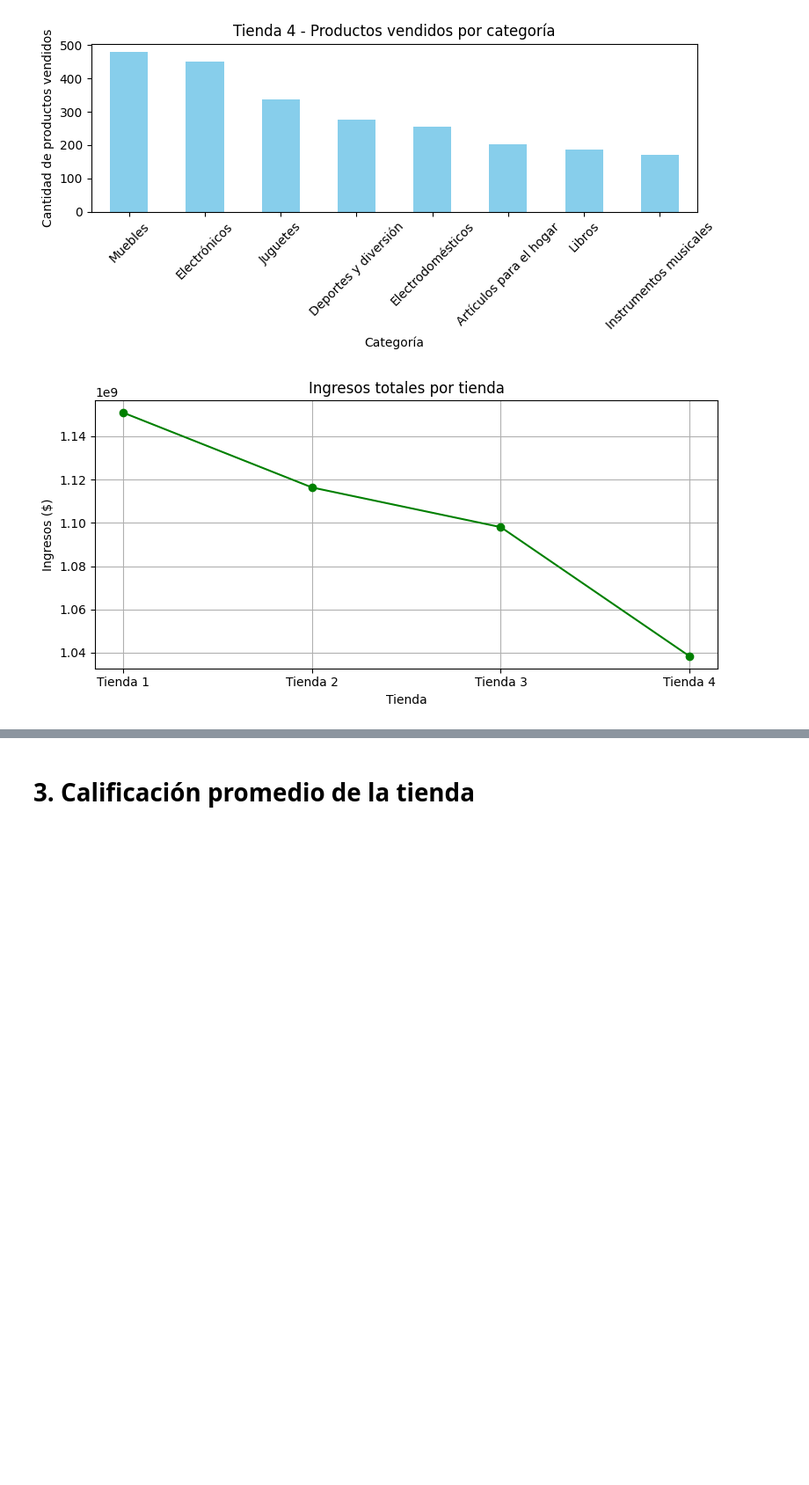
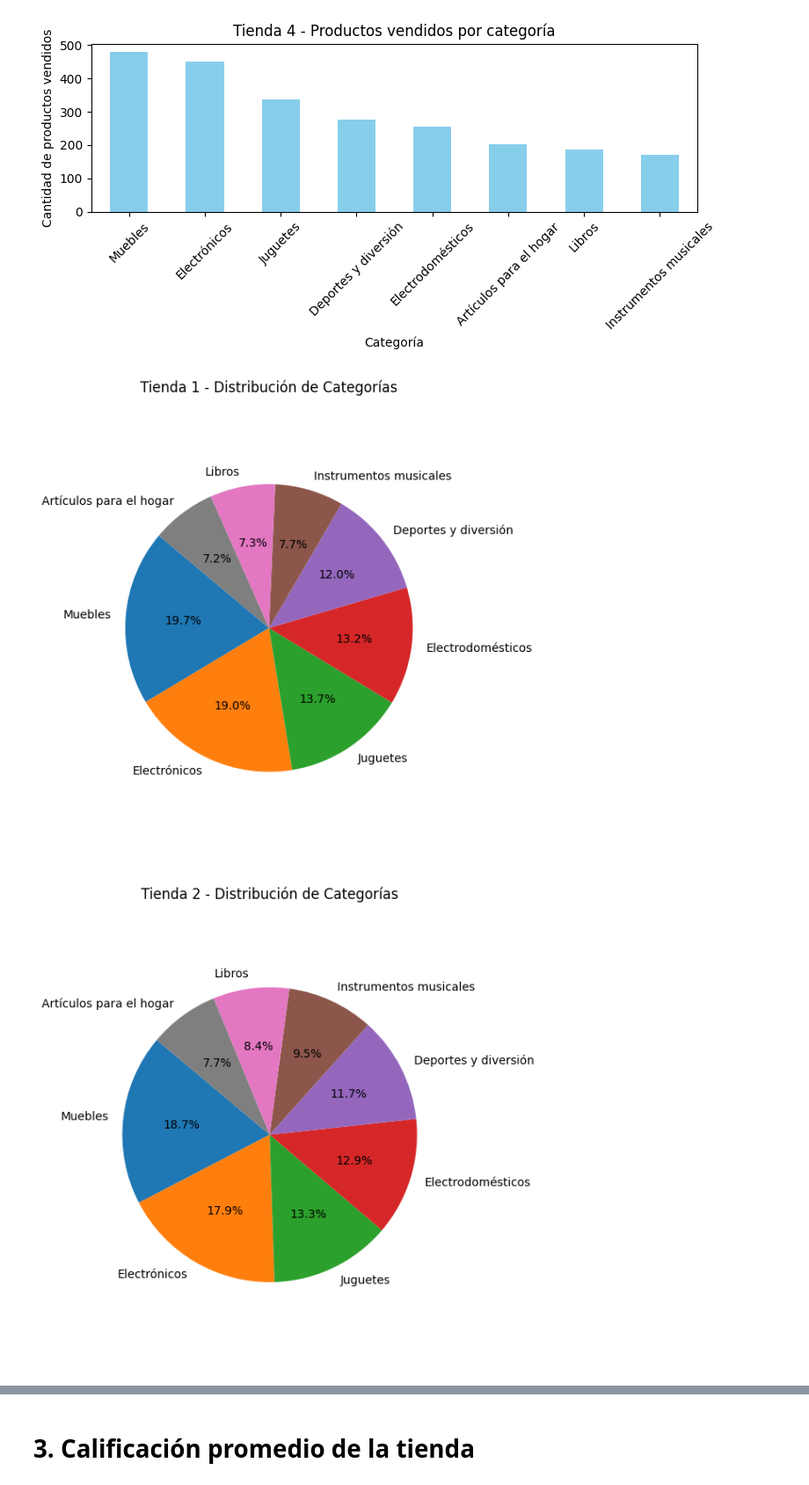
Before and after one commit to JoelSaucedo8/ChallengeDataScience, a Jupyter notebook: AluraStoreLatam.ipynb, the cells around one changed output, grey strips where cells are left out. Shown: that part at 88% size. Saved outputs shown, nothing was run; the diff lists cells and outputs as text; code cells hidden in the pictures; blank space fills up the shorter version.

```diff
--- a/AluraStoreLatam.ipynb
+++ b/AluraStoreLatam.ipynb
@@ -131,17 +131,16 @@ for i, tienda_df in enumerate(lista_tiendas, start=1):
 [figure]
 [figure]
 [figure]
-# %%
-#Grafico de Lineas
-nombres_tiendas = ['Tienda 1', 'Tienda 2', 'Tienda 3', 'Tienda 4']
-
-plt.figure(figsize=(8, 4))
-plt.plot(nombres_tiendas, totales, marker='o', linestyle='-', color='green')
-plt.title('Ingresos totales por tienda')
-plt.xlabel('Tienda')
-plt.ylabel('Ingresos ($)')
-plt.grid(True)
-plt.tight_layout()
-plt.show()
-# %% [output]
-[figure, removed]
+# %%
+for i, tienda_df in enumerate(lista_tiendas, start=1):
+    conteo = tienda_df['Categoría del Producto'].value_counts()
+
+    plt.figure(figsize=(6, 6))
+    plt.pie(conteo.values, labels=conteo.index, autopct='%1.1f%%', startangle=140)
+    plt.title(f'Tienda {i} - Distribución de Categorías')
+    plt.axis('equal')  # Para que el gráfico sea circular
+    plt.tight_layout()
+    plt.show()
+# %% [output]
+[figure, added]
+[figure, added]
```
Also changed, not shown: parts of 18 cells of this notebook.
